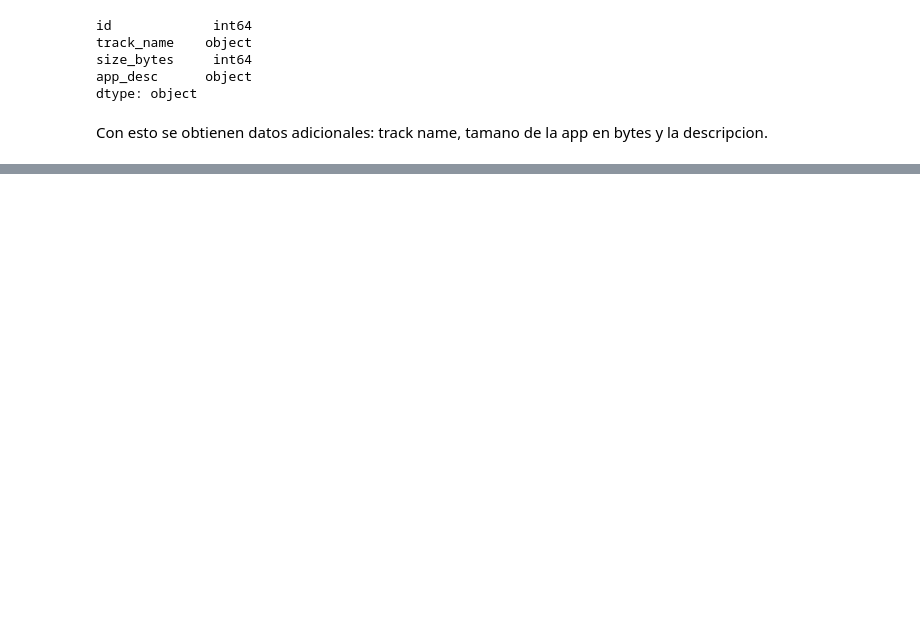
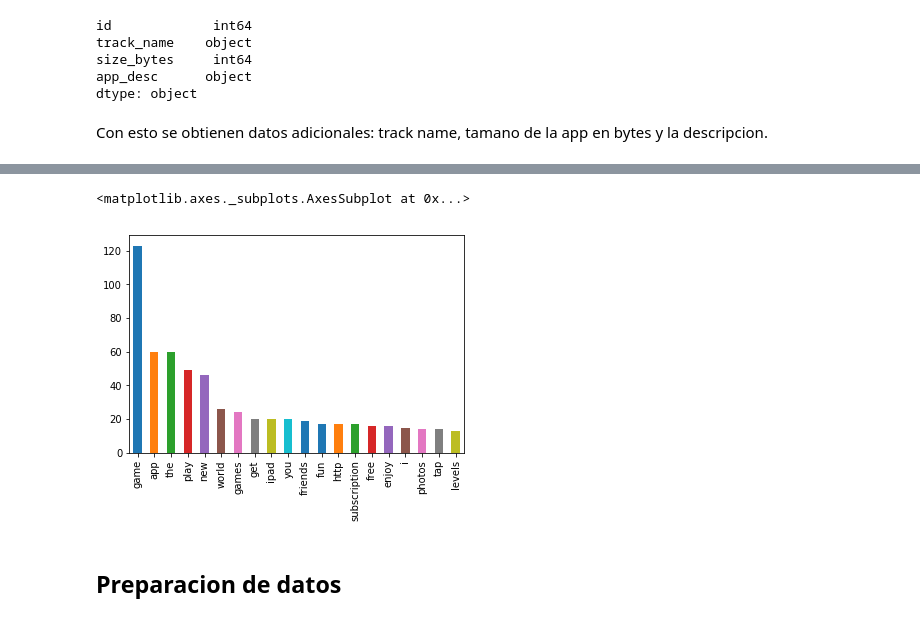
Before and after one commit to rozanecm/7550_tpFinal, a Jupyter notebook: Untitled.ipynb, the cells around one changed output, grey strips where cells are left out. Cells and saved outputs as stored; diff of their text form; code cells hidden in the pictures; blank space fills up the shorter version.

Commit message:
freq word

```diff
--- a/Untitled.ipynb
+++ b/Untitled.ipynb
@@ -398,0 +486,18 @@ Con esto se obtienen datos adicionales: track name, tamano de la app en bytes y
+# %%
+%%time
+for i in range(m.shape[0]):
+    temp_desc = m['app_desc'][i]
+    temp_word_list = nltk.word_tokenize(temp_desc)
+    temp_word_list = [word.lower() for word in temp_word_list if word not in stopwords.words('english')]
+    for char in " {}()#&[]^`´-_·@|¿?¡!'+*\"?.!/;:<>’•“”–»%■,":
+        for ele in temp_word_list:
+            if char in ele:
+                temp_word_list.remove(ele)
+    fdist = nltk.FreqDist(temp_word_list)
+    temp_srs = pd.Series(fdist).sort_values(ascending=False)
+    try:
+        m.loc[i, 'most_freq_word_1'] = temp_srs.index[0]
+        m.loc[i, 'most_freq_word_2'] = temp_srs.index[1]
+        m.loc[i, 'most_freq_word_3'] = temp_srs.index[2]
+    except:
+        m.loc[i, 'most_freq_word_1'] = temp_srs.index[0]
@@ -398,0 +507,7 @@ Con esto se obtienen datos adicionales: track name, tamano de la app en bytes y
+# %%
+m.loc[m['user_rating'] > 4, 'most_freq_word_3'].value_counts().head(20).plot.bar()
+# %% [output]
+<matplotlib.axes._subplots.AxesSubplot at 0x...>
+[figure, added]
+# %% [markdown]
+## Preparacion de datos
```
Also changed, not shown: parts of 43 cells of this notebook.
